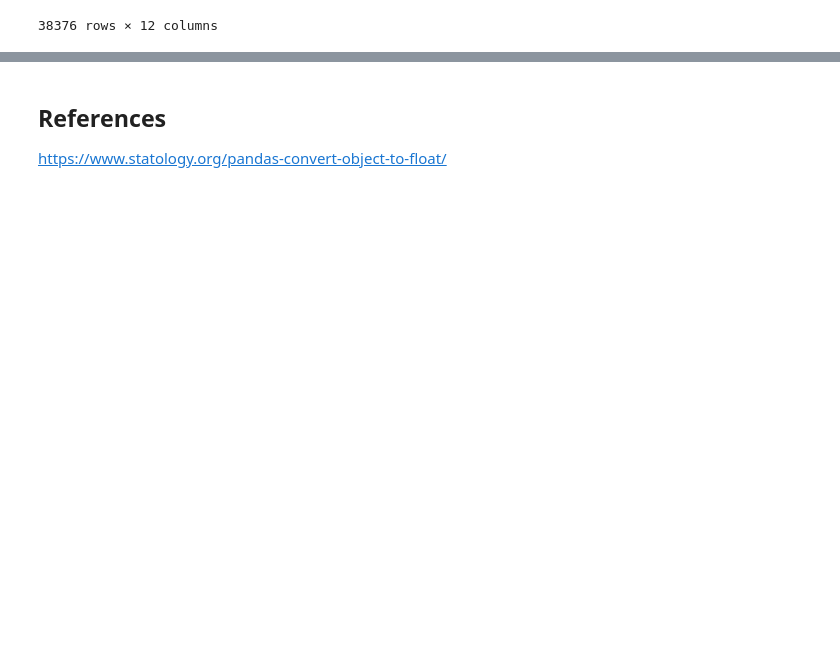
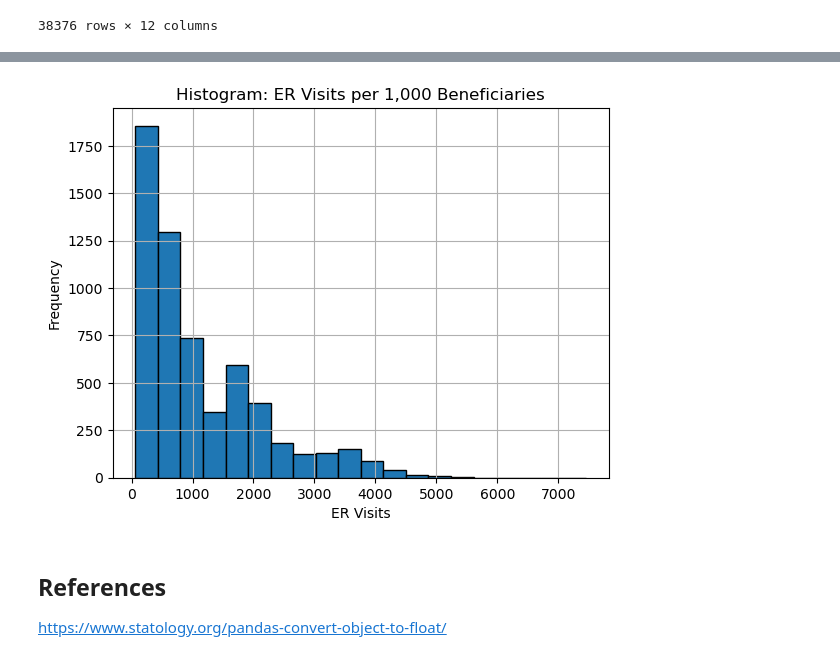
Before and after one commit to ShipraGupta16/Project_1, a Jupyter notebook: multiple_chronic_conditions_cms_2017.ipynb, the cells around one changed output, grey strips where cells are left out. Drawn from its saved outputs; the diff is of its cells as text; code cells hidden in the pictures; blank space fills up the shorter version.

Commit message:
added cms histogram

```diff
--- a/multiple_chronic_conditions_cms_2017.ipynb
+++ b/multiple_chronic_conditions_cms_2017.ipynb
@@ -306,6 +306,30 @@ mcc_county_df.describe()
 | 50% | 0.247600 | 8623.887000 | 8543.311100 | 0.111050 | 704.105150 |
 | 75% | 0.298200 | 20828.810275 | 21330.442525 | 0.207500 | 1637.625525 |
 | max | 0.614200 | 99351.462500 | 102920.896500 | 0.485100 | 7777.777800 |
+# %%
+import matplotlib.pyplot as plt
+
+
+# Assuming you have already loaded the mcc_state_df DataFrame with the data
+
+# Filter out negative values in the 'Emergency_Room_Visits_per_1,000_Beneficiaries' column
+mcc_state_df_filtered = mcc_state_df[mcc_state_df['Emergency_Room_Visits_per_1,000_Beneficiaries'] >= 0]
+
+# Create the histogram
+plt.hist(mcc_state_df_filtered['Emergency_Room_Visits_per_1,000_Beneficiaries'], bins=20, edgecolor='black')
+
+# Add labels and title
+plt.xlabel("ER Visits")
+plt.ylabel("Frequency")
+plt.title("Histogram: ER Visits per 1,000 Beneficiaries")
+
+# Add grid lines to the plot (optional)
+plt.grid(True)
+
+# Show the plot
+plt.show()
+# %% [output]
+[figure, added]
 # %% [markdown]
 ## References
 https://www.statology.org/pandas-convert-object-to-float/
```
